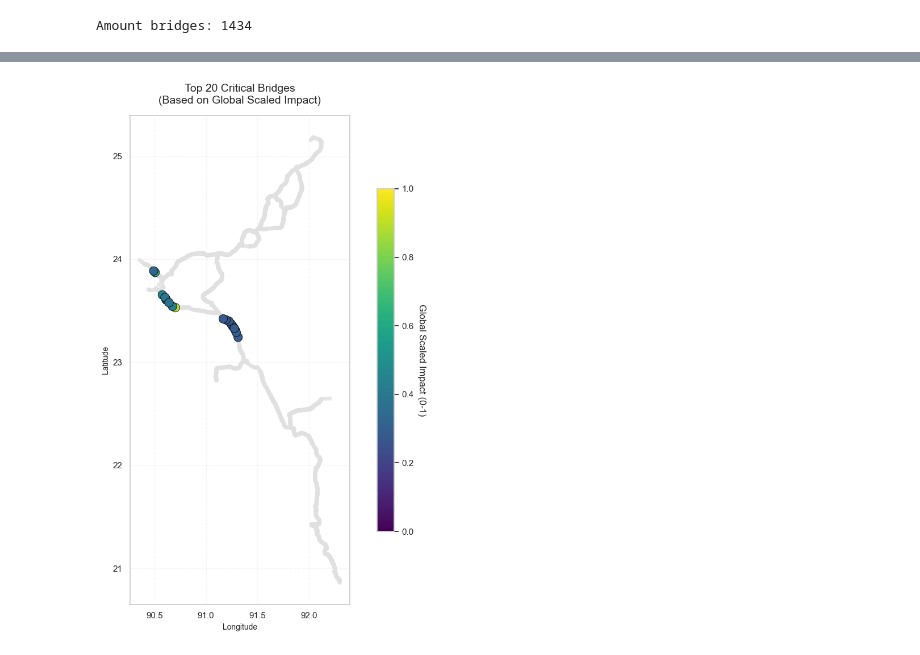
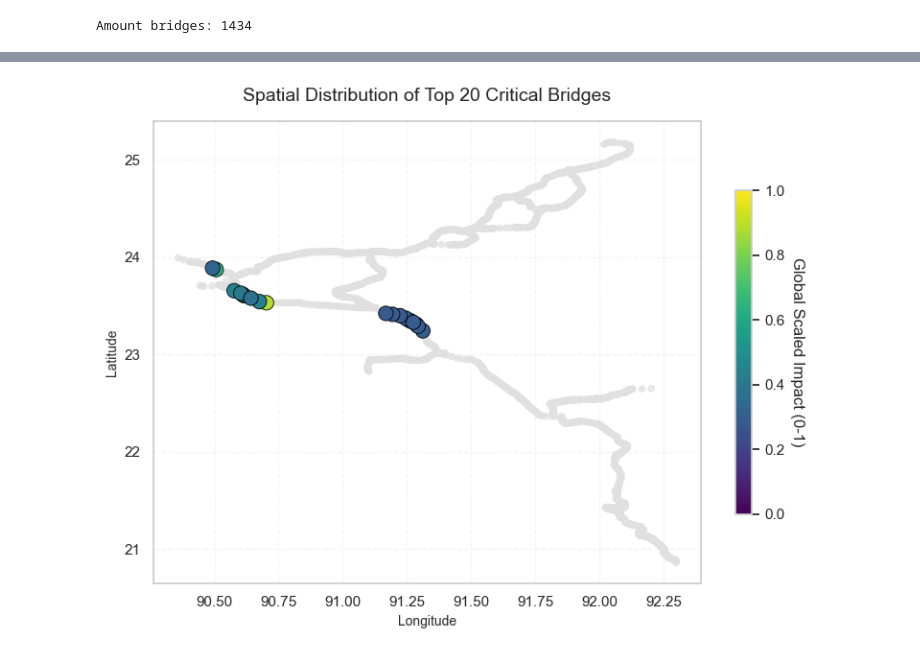
Before and after one commit to nielsvdd42/EPA133A-Advanced-Simulation-Group-1, a Jupyter notebook: EPA133a-G01-A4/notebook/3c_scenario_analysis.ipynb, the cells around one changed output, grey strips where cells are left out. Cells and saved outputs as stored; diff of their text form; code cells hidden in the pictures.

```diff
--- a/EPA133a-G01-A4/notebook/3c_scenario_analysis.ipynb
+++ b/EPA133a-G01-A4/notebook/3c_scenario_analysis.ipynb
@@ -109,5 +115,5 @@ plt.show()
 # %%
-combined_df = pd.concat(scenarios)
+combined_df = pd.concat(all_dfs)
 
 avg_impact_per_bridge = combined_df.groupby('id').agg({
     'impact_scaled': 'mean',
@@ -118,11 +124,11 @@ avg_impact_per_bridge = combined_df.groupby('id').agg({
     'scenario_id': lambda x: list(x)
 }).rename(columns={'scenario_id': 'scenarios_found'})
 
+#compute average impact per bridge across all scenarios
 avg_impact_per_bridge['occurrence_count'] = avg_impact_per_bridge['scenarios_found'].apply(len)
 
+#count how many scenarios each bridge appears in
 avg_impact_per_bridge = avg_impact_per_bridge.sort_values(by='impact_scaled', ascending=False)
 
-print("Top 20 most critical bridges:")
-
 avg_impact_per_bridge[['impact_scaled', 'occurrence_count', 'scenarios_found']].head(20)
 # %% [output]
@@ -169,47 +153,40 @@ avg_impact_per_bridge[['impact_scaled', 'occurrence_count', 'scenarios_found']].
 # %%
-import matplotlib.pyplot as plt
-
 top_20_df = avg_impact_per_bridge.head(20).copy().reset_index()
 
-fig, ax = plt.subplots(figsize=(10, 10))
+fig, ax = plt.subplots(figsize=(8, 6))
 
 #layer1
 ax.scatter(base_df['lon'], base_df['lat'],
            color='#e0e0e0',
            s=30,
            alpha=0.8,
            edgecolor='none',
            zorder=1)
 
 #layer2 most critical bridges
 sc = ax.scatter(top_20_df['lon'], top_20_df['lat'],
                 c=top_20_df['impact_scaled'],
                 cmap='viridis',
                 s=120,
                 alpha=1.0,
                 edgecolor='black',
                 linewidth=0.6,
                 zorder=2)
 
-
-#Styling & Labels
-ax.set_title("Top 20 Critical Bridges\n(Based on Global Scaled Impact)", fontsize=14, pad=15)
+ax.set_title("Spatial Distribution of Top 20 Critical Bridges", fontsize=14, pad=15)
 ax.set_xlabel("Longitude", fontsize=10)
 ax.set_ylabel("Latitude", fontsize=10)
 
-ax.set_aspect('equal', adjustable='box')
-
 ax.grid(True, linestyle='--', alpha=0.2)
 
-#colorbar
 cbar = plt.colorbar(sc, ax=ax, shrink=0.7)
 cbar.set_label('Global Scaled Impact (0-1)', rotation=270, labelpad=15)
-sc.set_clim(0, 1) # Forceert de kleurenbalk om de volledige schaal te tonen
+sc.set_clim(0, 1)
 
 plt.tight_layout()
 
 plt.savefig('../img/broken_bridges_map.png', dpi=300, bbox_inches='tight')
 
 plt.show()
 # %% [output]
-[figure, old version]
+[figure, new version]
```
Also changed, not shown: parts of 9 cells of this notebook, 3 other files.
